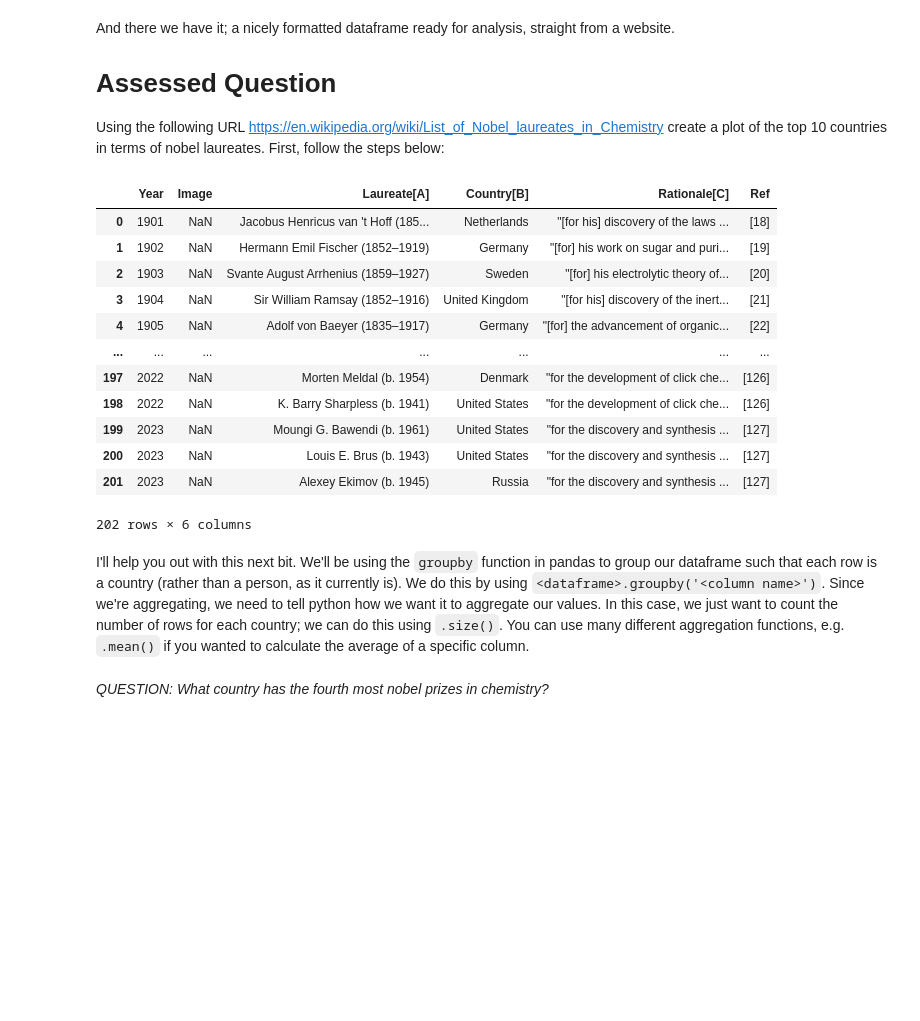
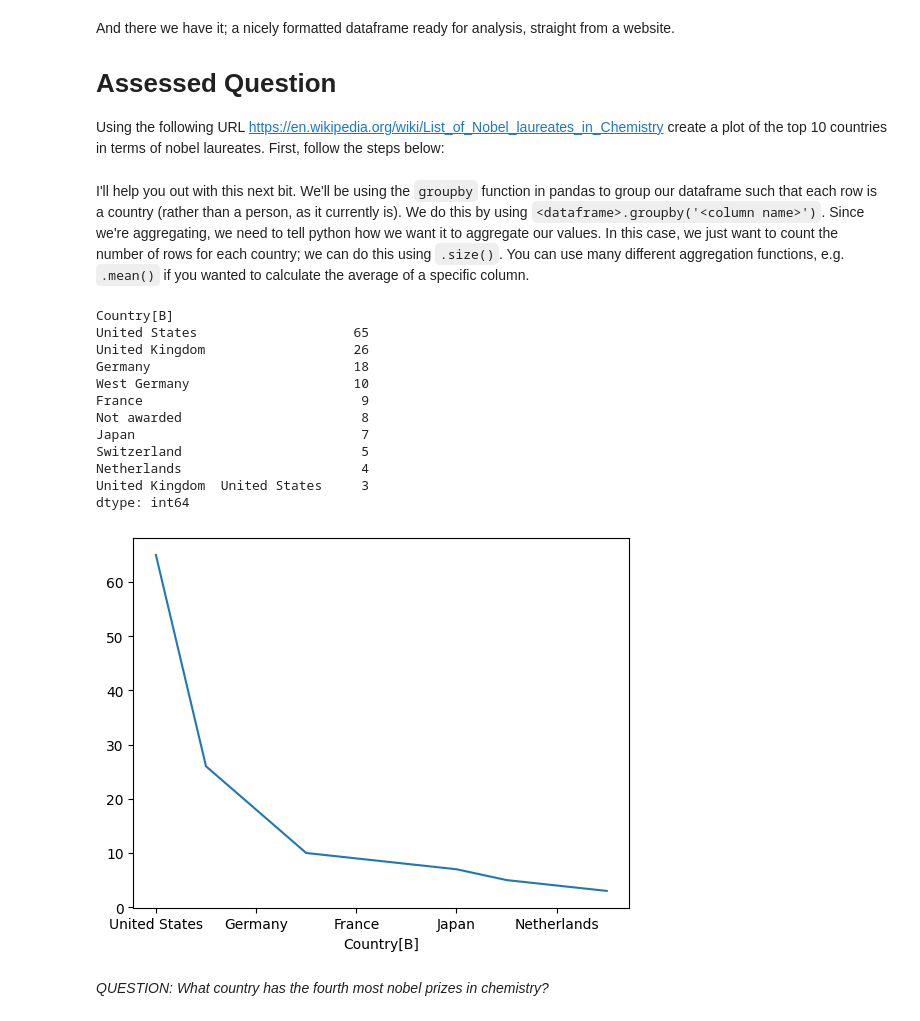
Before and after one commit to JosephMuschialli/QM2, a Jupyter notebook: notebooks/W02. Pandas.ipynb, the cells around one changed output. Drawn from its saved outputs; the diff is of its cells as text; code cells hidden in the pictures; blank space fills up the shorter version.

```diff
--- a/notebooks/W02. Pandas.ipynb
+++ b/notebooks/W02. Pandas.ipynb
@@ -468,34 +466,37 @@ Using the following URL https://en.wikipedia.org/wiki/List_of_Nobel_laureates_in
 # %%
 # scrape the table of Nobel Laureates in Chemistry using read_html. remember, this gives us a LIST of dataframes! lets call this list chem_tables
 URL = 'https://en.wikipedia.org/wiki/List_of_Nobel_laureates_in_Chemistry'
-table = pandas.read_html(URL)
-Top10 = table[0]
-Top10.rename(columns={top10.columns[1]:'Winner'}, inplace = True)
+chem_tables = pandas.read_html(URL)
+chem = chem_tables[0]
+
 
 # select the first dataframe from this list and call it chem
-# %% [output]
-|  | Year | Image | Laureate[A] | Country[B] | Rationale[C] | Ref |
-| 0 | 1901 | NaN | Jacobus Henricus van 't Hoff (185... | Netherlands | "[for his] discovery of the laws ... | [18] |
-| 1 | 1902 | NaN | Hermann Emil Fischer (1852–1919) | Germany | "[for] his work on sugar and puri... | [19] |
-| 2 | 1903 | NaN | Svante August Arrhenius (1859–1927) | Sweden | "[for] his electrolytic theory of... | [20] |
-| 3 | 1904 | NaN | Sir William Ramsay (1852–1916) | United Kingdom | "[for his] discovery of the inert... | [21] |
-| 4 | 1905 | NaN | Adolf von Baeyer (1835–1917) | Germany | "[for] the advancement of organic... | [22] |
-| ... | ... | ... | ... | ... | ... | ... |
-| 197 | 2022 | NaN | Morten Meldal (b. 1954) | Denmark | "for the development of click che... | [126] |
-| 198 | 2022 | NaN | K. Barry Sharpless (b. 1941) | United States | "for the development of click che... | [126] |
-| 199 | 2023 | NaN | Moungi G. Bawendi (b. 1961) | United States | "for the discovery and synthesis ... | [127] |
-| 200 | 2023 | NaN | Louis E. Brus (b. 1943) | United States | "for the discovery and synthesis ... | [127] |
-| 201 | 2023 | NaN | Alexey Ekimov (b. 1945) | Russia | "for the discovery and synthesis ... | [127] |
-202 rows × 6 columns
 # %% [markdown]
 I'll help you out with this next bit. We'll be using the `groupby` function in pandas to group our dataframe such that each row is a country (rather than a person, as it currently is). We do this by using `<dataframe>.groupby('<column name>')`. Since we're aggregating, we need to tell python how we want it to aggregate our values. In this case, we just want to count the number of rows for each country; we can do this using `.size()`. You can use many different aggregation functions, e.g. `.mean()` if you wanted to calculate the average of a specific column.
 # %%
 # here, we're creating a new dataframe called 'country' in which each row is a country, and the values represent the number of nobel laureates.
 countries=chem.groupby('Country[B]').size()
 
 #now let's sort it in descending order
-countries.sort_values(ascending=False)
+top_countries = countries.sort_values(ascending=False)
 
 # finally, plot the top 10 countries
+top10_countries = top_countries[:10]
+top10_countries.plot()
+top10_countries
+# %% [output]
+Country[B]
+United States                    65
+United Kingdom                   26
+Germany                          18
+West Germany                     10
+France                            9
+Not awarded                       8
+Japan                             7
+Switzerland                       5
+Netherlands                       4
+United Kingdom  United States     3
+dtype: int64
+[figure, added]
 # %% [markdown]
 *QUESTION: What country has the fourth most nobel prizes in chemistry?*
```
Also changed, not shown: parts of 3 cells of this notebook.
